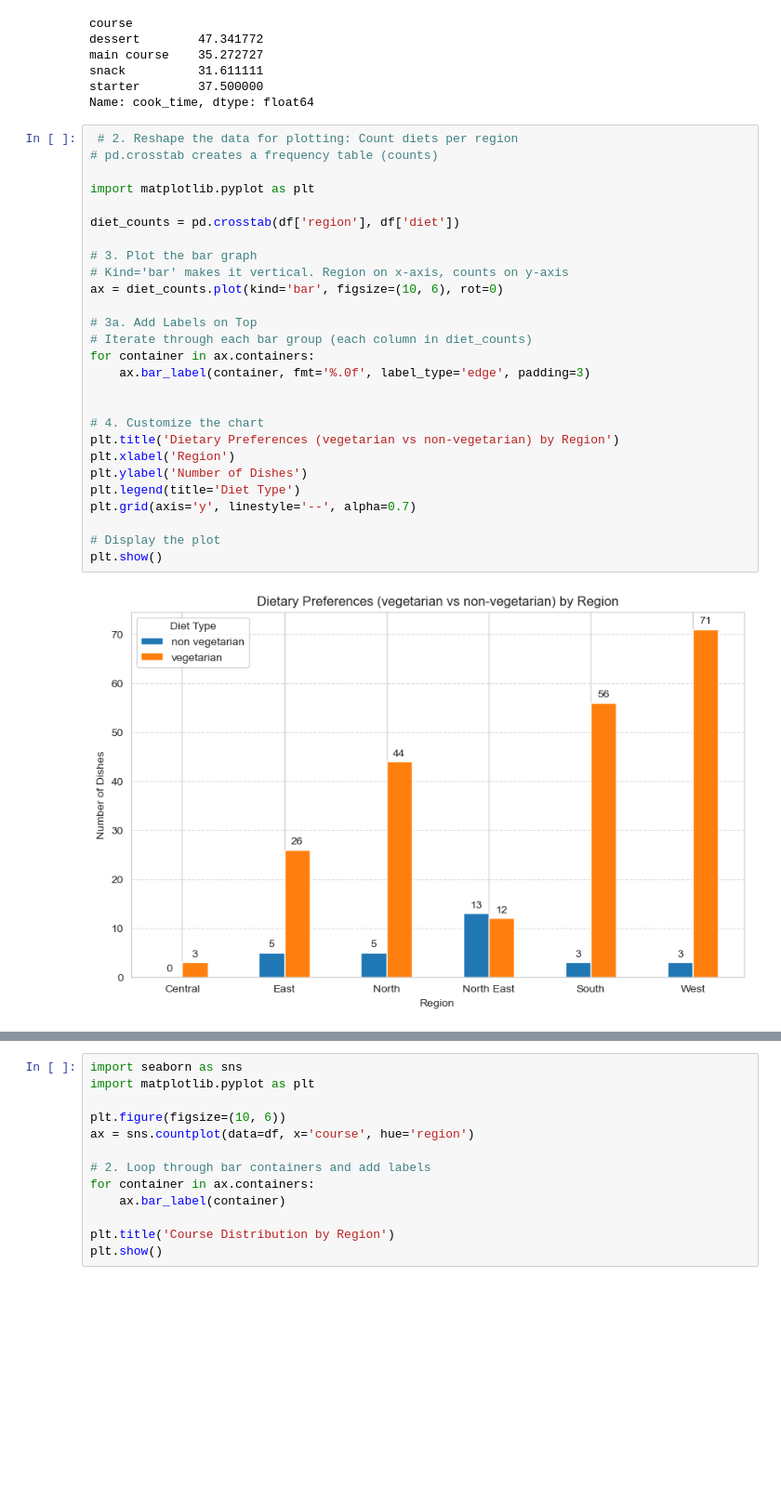
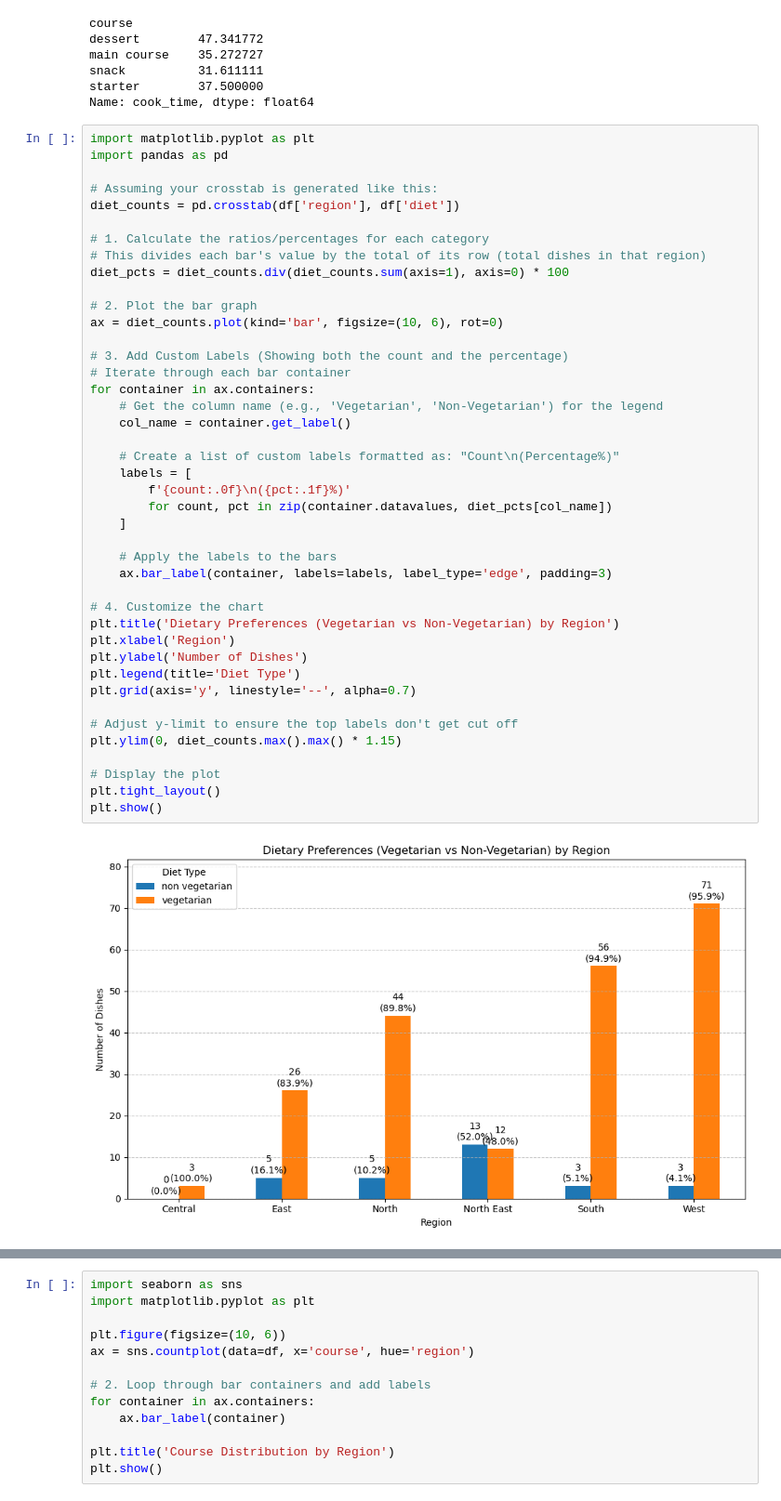
Before and after one commit to shumskiy/Indian_Food, a Jupyter notebook: Descriptive Stats.ipynb, the cells around one changed output, grey strips where cells are left out. Shown at 93% size. Cells and saved outputs as stored; diff of their text form; blank space fills up the shorter version.

```diff
--- a/Descriptive Stats.ipynb
+++ b/Descriptive Stats.ipynb
@@ -126,33 +126,48 @@ main course    35.272727
 snack          31.611111
 starter        37.500000
 Name: cook_time, dtype: float64
-# %%
- # 2. Reshape the data for plotting: Count diets per region
-# pd.crosstab creates a frequency table (counts)
-
-import matplotlib.pyplot as plt
-
-diet_counts = pd.crosstab(df['region'], df['diet'])
-
-# 3. Plot the bar graph
-# Kind='bar' makes it vertical. Region on x-axis, counts on y-axis
-ax = diet_counts.plot(kind='bar', figsize=(10, 6), rot=0)
-
-# 3a. Add Labels on Top
-# Iterate through each bar group (each column in diet_counts)
-for container in ax.containers:
-    ax.bar_label(container, fmt='%.0f', label_type='edge', padding=3)
-
-
-# 4. Customize the chart
-plt.title('Dietary Preferences (vegetarian vs non-vegetarian) by Region')
-plt.xlabel('Region')
-plt.ylabel('Number of Dishes')
-plt.legend(title='Diet Type')
-plt.grid(axis='y', linestyle='--', alpha=0.7)
-
-# Display the plot
-plt.show()
-# %% [output]
-[figure, removed]
+# %%
+import matplotlib.pyplot as plt
+import pandas as pd
+
+# Assuming your crosstab is generated like this:
+diet_counts = pd.crosstab(df['region'], df['diet'])
+
+# 1. Calculate the ratios/percentages for each category
+# This divides each bar's value by the total of its row (total dishes in that region)
+diet_pcts = diet_counts.div(diet_counts.sum(axis=1), axis=0) * 100
+
+# 2. Plot the bar graph
+ax = diet_counts.plot(kind='bar', figsize=(10, 6), rot=0)
+
+# 3. Add Custom Labels (Showing both the count and the percentage)
+# Iterate through each bar container
+for container in ax.containers:
+    # Get the column name (e.g., 'Vegetarian', 'Non-Vegetarian') for the legend
+    col_name = container.get_label()
+
+    # Create a list of custom labels formatted as: "Count\n(Percentage%)"
+    labels = [
+        f'{count:.0f}\n({pct:.1f}%)'
+        for count, pct in zip(container.datavalues, diet_pcts[col_name])
+    ]
+
+    # Apply the labels to the bars
+    ax.bar_label(container, labels=labels, label_type='edge', padding=3)
+
+# 4. Customize the chart
+plt.title('Dietary Preferences (Vegetarian vs Non-Vegetarian) by Region')
+plt.xlabel('Region')
+plt.ylabel('Number of Dishes')
+plt.legend(title='Diet Type')
+plt.grid(axis='y', linestyle='--', alpha=0.7)
+
+# Adjust y-limit to ensure the top labels don't get cut off
+plt.ylim(0, diet_counts.max().max() * 1.15)
+
+# Display the plot
+plt.tight_layout()
+plt.show()
+# %% [output]
+[figure, added]
 # %% [markdown]
```
Also changed, not shown: parts of 10 cells of this notebook.
